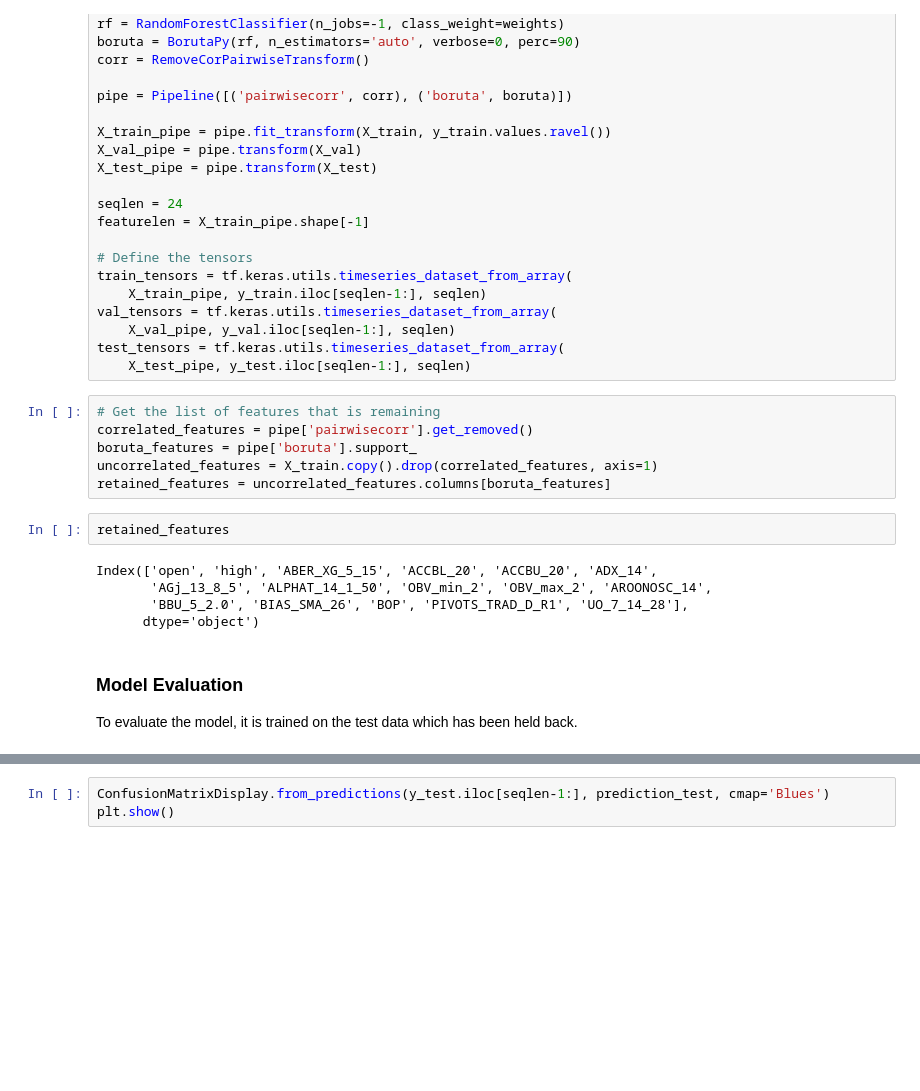
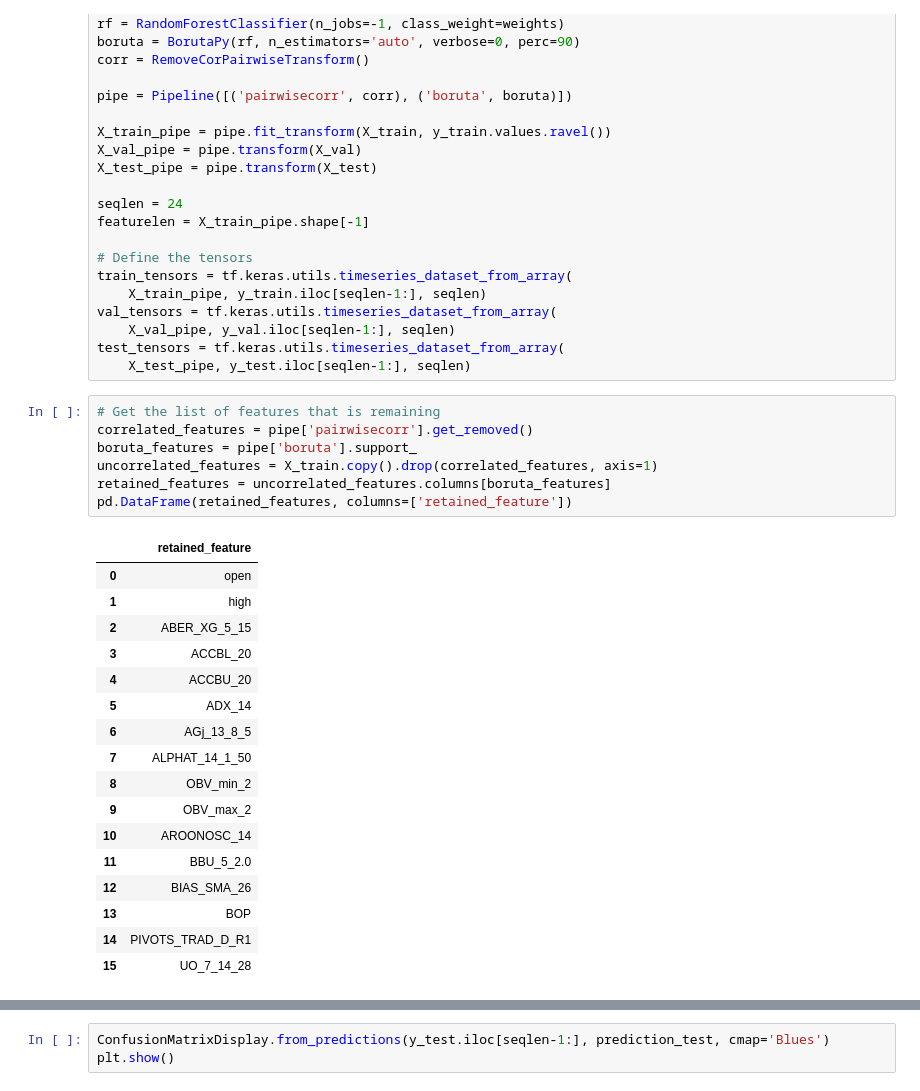
Before and after one commit to will-j-c/cqf_final_project_DL, a Jupyter notebook: report.ipynb, the cells around one changed output, grey strips where cells are left out. Saved outputs shown, nothing was run; the diff lists cells and outputs as text; blank space fills up the shorter version.

```diff
--- a/report.ipynb
+++ b/report.ipynb
@@ -509,17 +503,25 @@ test_tensors = tf.keras.utils.timeseries_dataset_from_array(
 # %%
 # Get the list of features that is remaining
 correlated_features = pipe['pairwisecorr'].get_removed()
 boruta_features = pipe['boruta'].support_
 uncorrelated_features = X_train.copy().drop(correlated_features, axis=1)
 retained_features = uncorrelated_features.columns[boruta_features]
+pd.DataFrame(retained_features, columns=['retained_feature'])
+# %% [output]
+|  | retained_feature |
+| 0 | open |
+| 1 | high |
+| 2 | ABER_XG_5_15 |
+| 3 | ACCBL_20 |
+| 4 | ACCBU_20 |
+| 5 | ADX_14 |
+| 6 | AGj_13_8_5 |
+| 7 | ALPHAT_14_1_50 |
+| 8 | OBV_min_2 |
+| 9 | OBV_max_2 |
+| 10 | AROONOSC_14 |
+| 11 | BBU_5_2.0 |
+| 12 | BIAS_SMA_26 |
+| 13 | BOP |
+| 14 | PIVOTS_TRAD_D_R1 |
+| 15 | UO_7_14_28 |
-# %%
-retained_features
-# %% [output]
-Index(['open', 'high', 'ABER_XG_5_15', 'ACCBL_20', 'ACCBU_20', 'ADX_14',
-       'AGj_13_8_5', 'ALPHAT_14_1_50', 'OBV_min_2', 'OBV_max_2', 'AROONOSC_14',
-       'BBU_5_2.0', 'BIAS_SMA_26', 'BOP', 'PIVOTS_TRAD_D_R1', 'UO_7_14_28'],
-      dtype='object')
-# %% [markdown]
-### Model Evaluation
-
-To evaluate the model, it is trained on the test data which has been held back.
```
Also changed, not shown: parts of 25 cells of this notebook, 1 other file.
